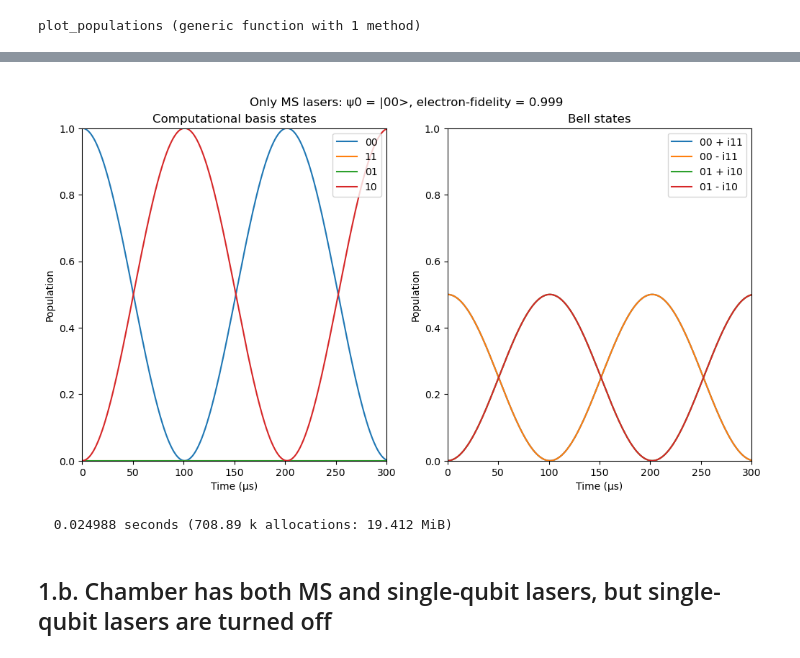
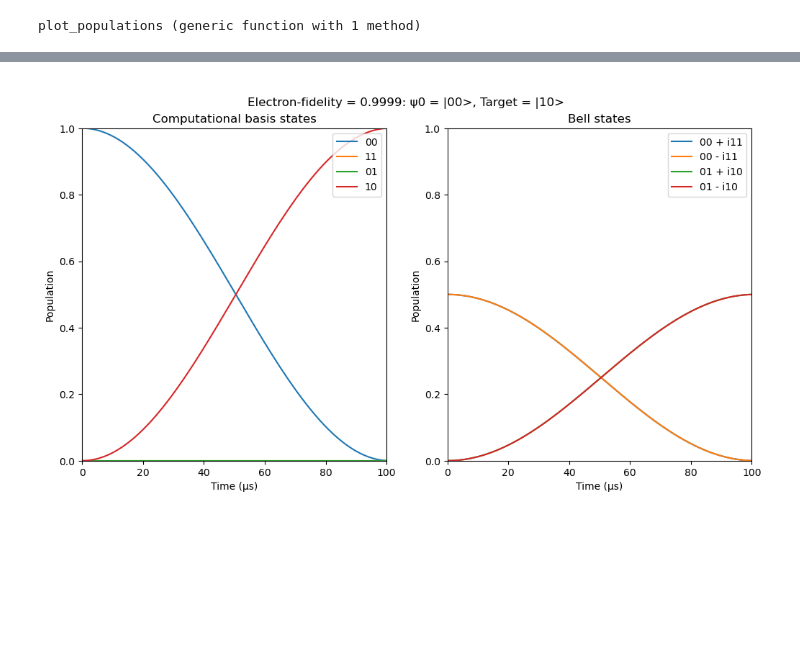
Before and after one commit to SQRLab/IonSim, a Jupyter notebook: noise_sim/noise_sim_example.ipynb, the cells around one changed output, grey strips where cells are left out. Drawn from its saved outputs; the diff is of its cells as text; code cells hidden in the pictures; blank space fills up the shorter version.

```diff
--- a/noise_sim/noise_sim_example.ipynb
+++ b/noise_sim/noise_sim_example.ipynb
@@ -399,4 +350,0 @@ RX (generic function with 2 methods)
-# %%
-chamber = construct_two_qubit_chamber(μ_I, μ_ν, μ_f_cl, μ_ϕ, B = B_STRENGTH, ms_π2_time = MS_π2_TIME, ac_correction = AC_CORRECTION)
-
-ψ0 = ket_00 ⊗ IonSim.modes(chamber)[1][0]
@@ -521,13 +351,10 @@ phase!(chamber.lasers[1], chamber.lasers[2].ϕ)
 # %%
-ket0_vib_mode= IonSim.modes(chamber_1)[1][0] # ground state of first vibrational mode
-dm0_vib_mode = dm(ket0_vib_mode)
+tout_RX, sol_RX = RX(chamber, 1, π, ket_00 ⊗ ket0_vib_mode, MS_π2_TIME);
 
-h = hamiltonian(chamber_1, timescale=TIMESCALE, lamb_dicke_order=1, rwa_cutoff=Inf);
-@time tout00, sol00 = timeevolution.schroedinger_dynamic(3*T_RANGE/TIMESCALE, ket_00 ⊗ ket0_vib_mode, h);
-ρ_final = ptrace(dm(sol00[end]), 3)
-fid = round(real(fidelity(ρ_final, ρ_00_m_i11)), digits=4)
-fig = plot_populations_double(chamber_1, tout00, sol00)
-fig.suptitle("\nOnly MS lasers: ψ0 = |00>, electron-fidelity = $fid")
+ρ_final = ptrace(dm(sol_RX[end]), 3)
+fid = round(real(fidelity(ρ_final, dm(ket_10))), digits=4)
+fig = plot_populations_double(chamber, tout_RX, sol_RX)
+fig.suptitle("\nElectron-fidelity = $fid: ψ0 = |00>, Target = |10>")
 plt.display(fig)
 plt.close(fig)
 # %% [output]
@@ -559,18 +362,11 @@ pointing!(chamber_1.lasers[2], [(1, 0.), (2, 1.)])
 # %%
-intensity!(chamber_1.lasers[2], 0)
-ket0_vib_mode= IonSim.modes(chamber_1)[1][0] # ground state of first vibrational mode
-dm0_vib_mode = dm(ket0_vib_mode)
+tout_RY, sol_RY = RY(chamber, 1, π, ket_00 ⊗ ket0_vib_mode, MS_π2_TIME);
 
-h = hamiltonian(chamber_1, timescale=TIMESCALE, lamb_dicke_order=1, rwa_cutoff=Inf);
-@time tout00, sol00 = timeevolution.schroedinger_dynamic(3*T_RANGE/TIMESCALE, ket_00 ⊗ ket0_vib_mode, h);
-ρ_final = ptrace(dm(sol00[end]), 3)
+ρ_final = ptrace(dm(sol_RY[end]), 3)
 fid = round(real(fidelity(ρ_final, dm(ket_10))), digits=4)
-fig = plot_populations_double(chamber_1, tout00, sol00)
-fig.suptitle("\nOnly MS lasers: ψ0 = |00>, electron-fidelity = $fid")
+fig = plot_populations_double(chamber, tout_RY, sol_RY)
+fig.suptitle("\nElectron-fidelity = $fid: ψ0 = |00>, Target = |10>")
 plt.display(fig)
 plt.close(fig)
 # %% [output]
-[figure, old version]
+[figure, new version]
-  0.024988 seconds (708.89 k allocations: 19.412 MiB)
-# %% [markdown]
-## 1.b. Chamber has both MS and single-qubit lasers, but single-qubit lasers are turned off
```
Also changed, not shown: parts of 33 cells of this notebook, 1 other file.
